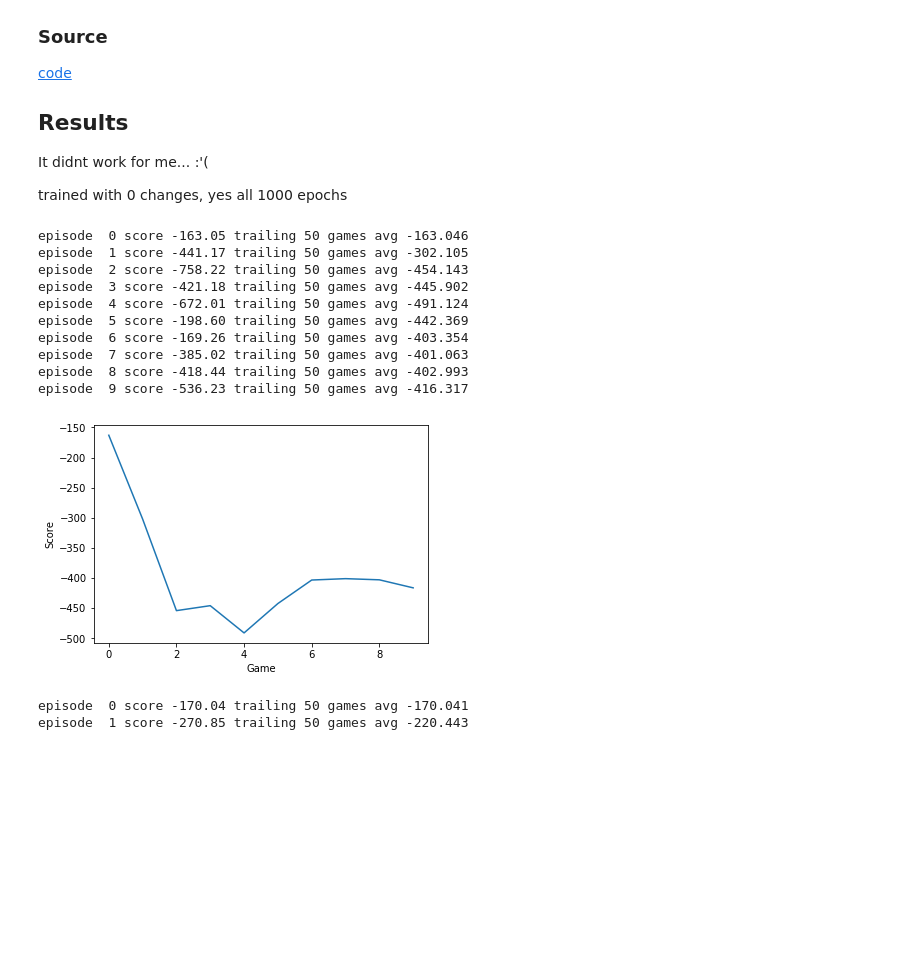
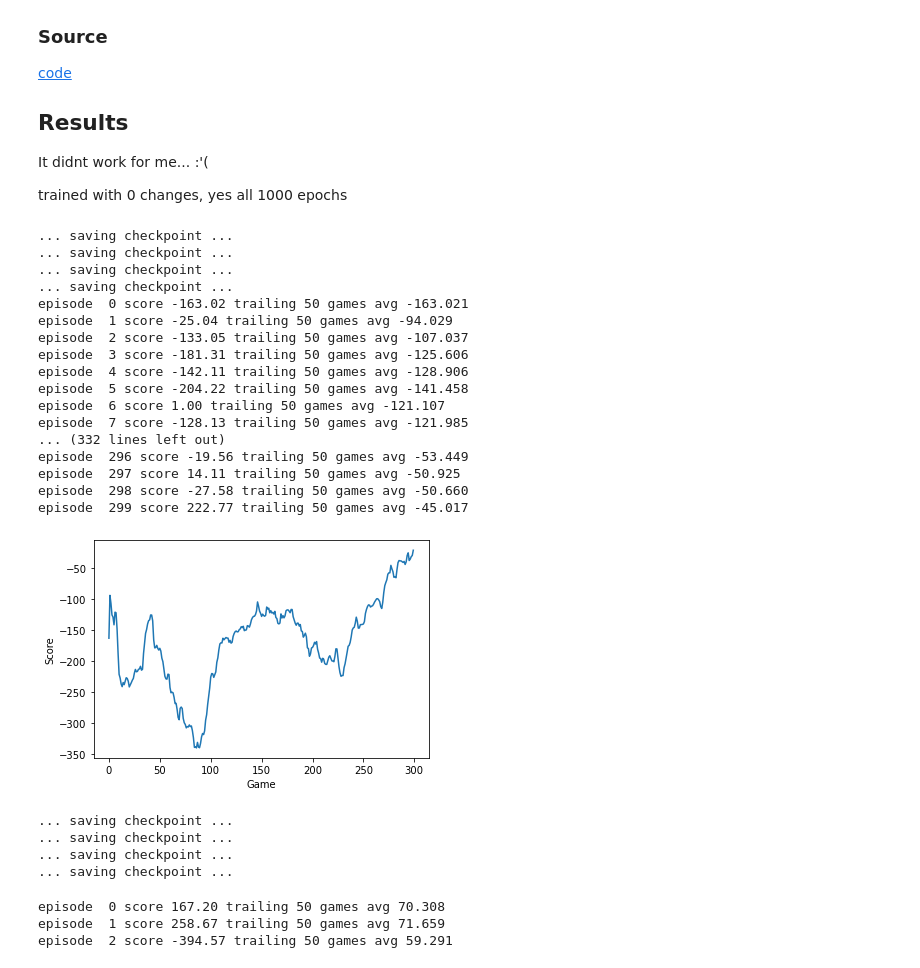
Before and after one commit to alik604/yet-another-friendly-companion, a Jupyter notebook: exercises/ali/_DDPG.ipynb, the cells around one changed output. Drawn from its saved outputs; the diff is of its cells as text; code cells hidden in the pictures; blank space fills up the shorter version.

Commit message:
DDPG working
_

```diff
--- a/exercises/ali/_DDPG.ipynb
+++ b/exercises/ali/_DDPG.ipynb
@@ -79,7 +79,7 @@ class ReplayBuffer(object):
 # %%
 class CriticNetwork(nn.Module):
     def __init__(self, beta, input_dims, fc1_dims, fc2_dims, n_actions, name,
-                 chkpt_dir='\save'):
+                 chkpt_dir):
         super(CriticNetwork, self).__init__()
         self.input_dims = input_dims
         self.fc1_dims = fc1_dims
@@ -139,7 +139,7 @@ class CriticNetwork(nn.Module):
 
 class ActorNetwork(nn.Module):
     def __init__(self, alpha, input_dims, fc1_dims, fc2_dims, n_actions, name,
-                 chkpt_dir='save'):
+                 chkpt_dir):
         super(ActorNetwork, self).__init__()
         self.input_dims = input_dims
         self.fc1_dims = fc1_dims
@@ -359,54 +354,59 @@ def plotLearning(scores, filename, x=None, window=5):
 # %%
-env = gym.make('LunarLanderContinuous-v2')
-agent = Agent(alpha=0.000025, beta=0.00025, input_dims=[8], tau=0.001, env=env,
-              batch_size=64,  layer1_size=400, layer2_size=300, n_actions=2)
 # agent.alpha = .00025
 # agent.beta  = .0025
-#agent.load_models()
-np.random.seed(0)
+# agent.load_models()
 
-score_history = []
-for i in range(10):
+for i in range(300):
     obs = env.reset()
     done = False
     score = 0
     while not done:
         act = agent.choose_action(obs)
         new_state, reward, done, info = env.step(act)
         agent.remember(obs, act, reward, new_state, int(done))
         agent.learn()
         score += reward
         obs = new_state
-        #env.render()
     score_history.append(score)
 
-    #if i % 25 == 0:
+    # if i % 25 == 0:
     #    agent.save_models()
 
     print('episode ', i, 'score %.2f' % score, 'trailing 50 games avg %.3f' % np.mean(score_history[-50:]))
-
+agent.save_models()
 filename = 'LunarLander-alpha000025-beta00025-400-300.png'
-plotLearning(score_history, filename, window=50)
+plotLearning(score_history, filename, window=25)
 # %% [output]
-episode  0 score -163.05 trailing 50 games avg -163.046
-episode  1 score -441.17 trailing 50 games avg -302.105
-episode  2 score -758.22 trailing 50 games avg -454.143
-episode  3 score -421.18 trailing 50 games avg -445.902
-episode  4 score -672.01 trailing 50 games avg -491.124
-episode  5 score -198.60 trailing 50 games avg -442.369
-episode  6 score -169.26 trailing 50 games avg -403.354
-episode  7 score -385.02 trailing 50 games avg -401.063
-episode  8 score -418.44 trailing 50 games avg -402.993
-episode  9 score -536.23 trailing 50 games avg -416.317
+... saving checkpoint ...
+... saving checkpoint ...
+... saving checkpoint ...
+... saving checkpoint ...
+episode  0 score -163.02 trailing 50 games avg -163.021
+episode  1 score -25.04 trailing 50 games avg -94.029
+episode  2 score -133.05 trailing 50 games avg -107.037
+episode  3 score -181.31 trailing 50 games avg -125.606
+episode  4 score -142.11 trailing 50 games avg -128.906
+episode  5 score -204.22 trailing 50 games avg -141.458
+episode  6 score 1.00 trailing 50 games avg -121.107
+episode  7 score -128.13 trailing 50 games avg -121.985
+... (332 lines left out)
+episode  296 score -19.56 trailing 50 games avg -53.449
+episode  297 score 14.11 trailing 50 games avg -50.925
+episode  298 score -27.58 trailing 50 games avg -50.660
+episode  299 score 222.77 trailing 50 games avg -45.017
-[figure, old version]
+[figure, new version]
 # %%
-pickle.dump(agent, open(f'DDPG_lunar_con_{len(score_history)}.p', "wb" ))
+# pickle.dump(agent, open(f'_DDPG_lunar_con_{len(score_history)}.p', "wb" ))
+agent.save_models()
+# %% [output]
+... saving checkpoint ...
+... saving checkpoint ...
+... saving checkpoint ...
+... saving checkpoint ...
 # %%
 #agent.load_models()
-np.random.seed(0)
 
-score_history = []
-for i in range(2):
+for i in range(3):
     obs = env.reset()
     done = False
     score = 0
@@ -426,5 +426,6 @@ for i in range(2):
 
     print('episode ', i, 'score %.2f' % score, 'trailing 50 games avg %.3f' % np.mean(score_history[-50:]))
 # %% [output]
-episode  0 score -170.04 trailing 50 games avg -170.041
-episode  1 score -270.85 trailing 50 games avg -220.443
+episode  0 score 167.20 trailing 50 games avg 70.308
+episode  1 score 258.67 trailing 50 games avg 71.659
+episode  2 score -394.57 trailing 50 games avg 59.291
```
Also changed, not shown: parts of 2 cells of this notebook, 5 other files.
